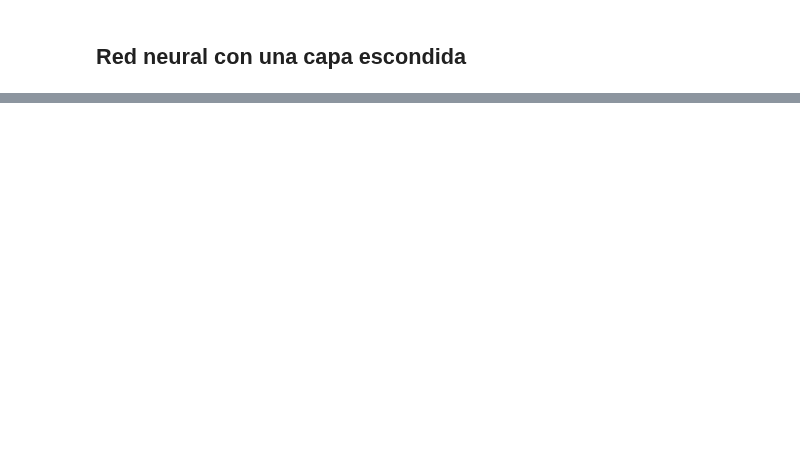
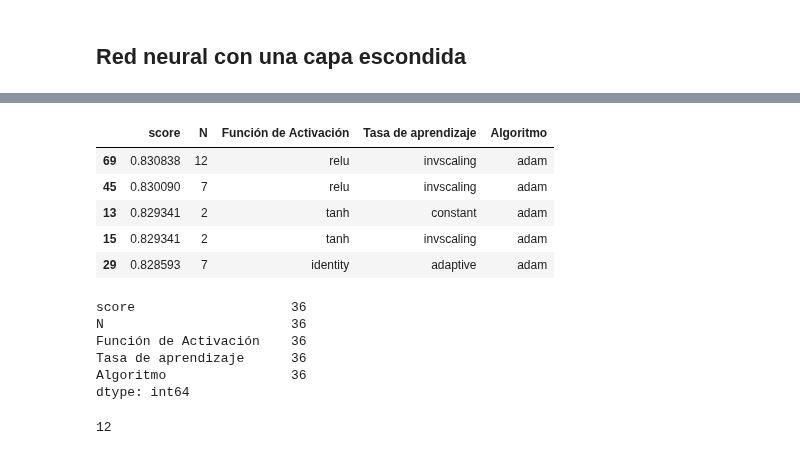
Before and after one commit to andresenrique08/ML_2020, a Jupyter notebook: Reto 3/Reto3_v1.ipynb, the cells around one changed output, grey strips where cells are left out. Cells and saved outputs as stored; diff of their text form; code cells hidden in the pictures; blank space fills up the shorter version.

```diff
--- a/Reto 3/Reto3_v1.ipynb
+++ b/Reto 3/Reto3_v1.ipynb
@@ -270,0 +305,41 @@ soul and reggae: 1
+# %%
+activacion = ['identity', 'logistic', 'tanh', 'relu'] #todas las posibles funciones de activación
+tasas_aprendizaje = ['constant', 'invscaling', 'adaptive'] #todas las posibles tasas de aprendizaje
+algoritmo = ['sgd', 'adam'] #todos los posibles algoritmos
+n = 15
+step = 5
+top_5 = []
+u=0
+for i in range(2, n, step):
+  for j in activacion:
+    for k in tasas_aprendizaje:
+      for l in algoritmo:
+        MLP = MLPClassifier(hidden_layer_sizes=(i,),activation=j, learning_rate=k, solver=l,max_iter=1000)
+        clf = MLP.fit(x_train1, y_train1)
+        score =clf.score(x_test1, y_test1)
+        celda = [score, i, j, k, l]
+        top_5.append(celda)
+# %%
+resul1 = pd.DataFrame(data=top_5, columns=['score','N', 'Función de Activación', 'Tasa de aprendizaje', 'Algoritmo'])
+resul1 = resul1.sort_values(by=['score'], ascending=False)
+resul1.head()
+# %% [output]
+|  | score | N | Función de Activación | Tasa de aprendizaje | Algoritmo |
+| 69 | 0.830838 | 12 | relu | invscaling | adam |
+| 45 | 0.830090 | 7 | relu | invscaling | adam |
+| 13 | 0.829341 | 2 | tanh | constant | adam |
+| 15 | 0.829341 | 2 | tanh | invscaling | adam |
+| 29 | 0.828593 | 7 | identity | adaptive | adam |
+# %%
+resul1[resul1['Algoritmo']=='adam'].count()
+# %% [output]
+score                    36
+N                        36
+Función de Activación    36
+Tasa de aprendizaje      36
+Algoritmo                36
+dtype: int64
+# %%
+resul1.iloc[0,:]['N']
+# %% [output]
+12
```
Also changed, not shown: parts of 11 cells of this notebook.
